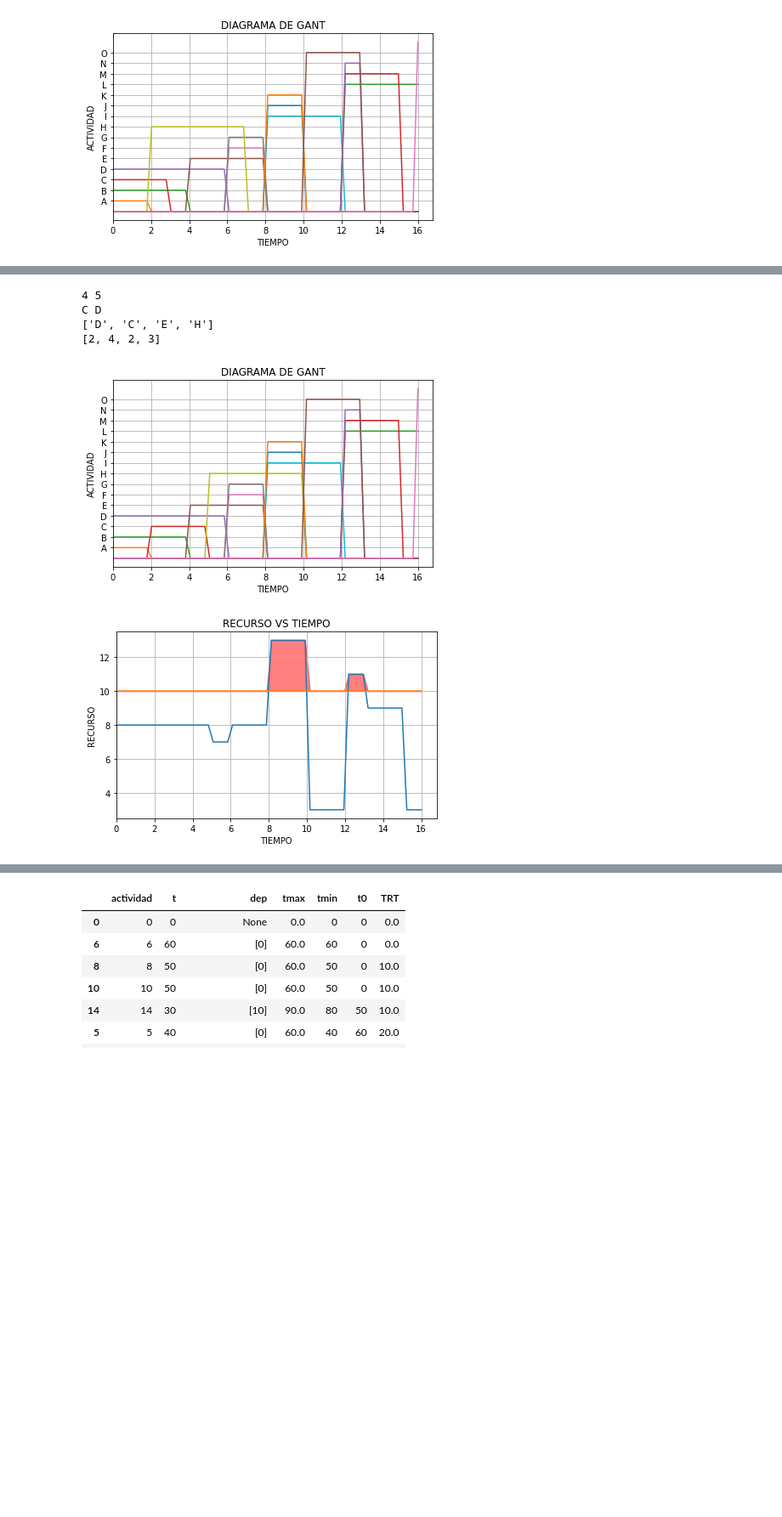
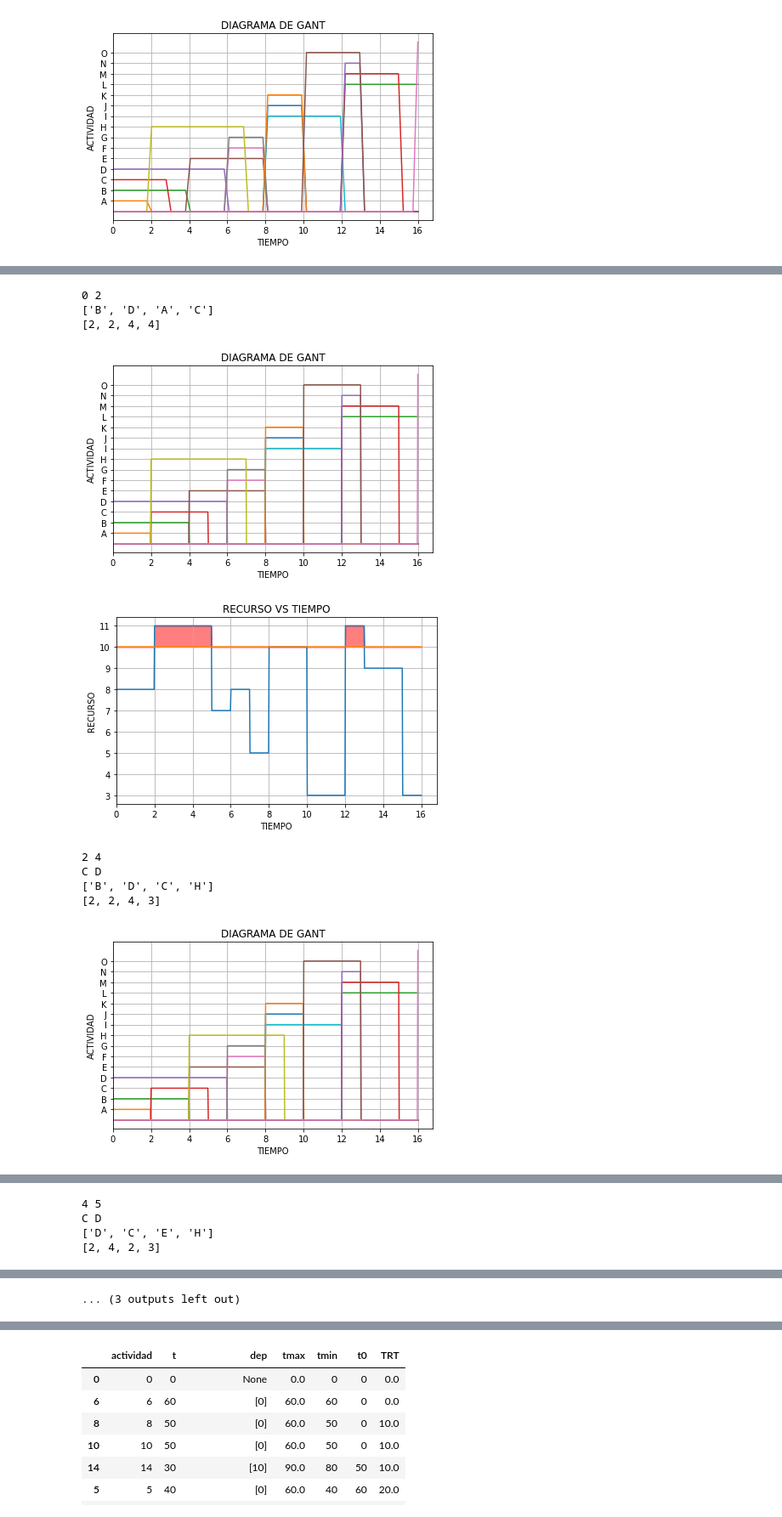
Before and after one commit to Michael-Jimenez-C/Investigaci-n-de-operaciones, a Jupyter notebook: pert.ipynb, the cells around one changed output, grey strips where cells are left out. Shown: that part at 85% size. Drawn from its saved outputs; the diff is of its cells as text; code cells hidden in the pictures; blank space fills up the shorter version.

```diff
--- a/pert.ipynb
+++ b/pert.ipynb
@@ -19,6 +19,11 @@ df=pd.DataFrame({"Actividad":"A B C D E F G H I J K L M N O S".split(" "),
                  "Tiempo":[2,4,3,6,4,2,2,5,4,2,2,4,3,1,3,0],
                  "dependencia":"0 0 0 0 B D D,C A E B,F,G G H,I I,J I,J J,K L,M,N,O".split(" "),
                  "recurso":[4,2,4,2,2,1,2,3,2,5,3,3,6,1,1,0]})
+# %%
+df=pd.DataFrame({"Actividad":"A B C D E F G H S".split(" "),
+                 "Tiempo":[2,5,2,5,4,7,3,4,0],
+                 "dependencia":"0 0 0 0 A,B B,C B,C C,D E,G,F,H".split(" "),
+                 "recurso":[5,4,3,6,3,7,3,2,0]})
 # %%
 df
 # %% [output]
@@ -55,7 +60,7 @@ class Nodo:
     return str(self.contenido) if self.contenido!=None else ""
 # %%
 class Proyecto:
-  divisiones=4
+  divisiones=40
   def __init__(self,actividades,tiempos,dependencias):
     nodos=[Nodo({"actividad":"0",
          "t":0,
@@ -311,16 +335,23 @@ s.to_DataFrame()
 s=Proyecto(df["Actividad"],df["Tiempo"],df["dependencia"])
 s.rutaCritica()
 # %%
-s.gray_kidd(df["recurso"],10)
-s.gant()
-plt.yticks([i for i in range(1,16)],[chr(ord("A")+i) for i in range(0,15)])
-plt.show()
-s.digrama_recurso_vs_tiempo(df["recurso"],10)
-plt.show()
+for w in range(5):
+  s.gray_kidd(df["recurso"],10)
+  s.gant()
+  plt.yticks([i for i in range(1,16)],[chr(ord("A")+i) for i in range(0,15)])
+  plt.savefig(f"DiagramaGANT{w}.png",dpi=300)
+  plt.show()
+  s.digrama_recurso_vs_tiempo(df["recurso"],10)
+  plt.savefig(f"DiagramaRvsT{w}.png",dpi=300)
+  plt.show()
 # %% [output]
-4 5
-C D
-['D', 'C', 'E', 'H']
-[2, 4, 2, 3]
+0 2
+['B', 'D', 'A', 'C']
+[2, 2, 4, 4]
-[figure, old version]
+[figure, new version]
-[figure, old version]
+[figure, new version]
+2 4
+C D
+['B', 'D', 'C', 'H']
+[2, 2, 4, 3]
+[figure, added]
@@ -326,0 +359,4 @@ C D
+4 5
+C D
+['D', 'C', 'E', 'H']
+[2, 4, 2, 3]
@@ -327,3 +370,4 @@ C D
+... (3 outputs left out)
 # %%
 s.gantResumen(df["recurso"],10)
 # %% [output]
```
Also changed, not shown: parts of 4 cells of this notebook.
